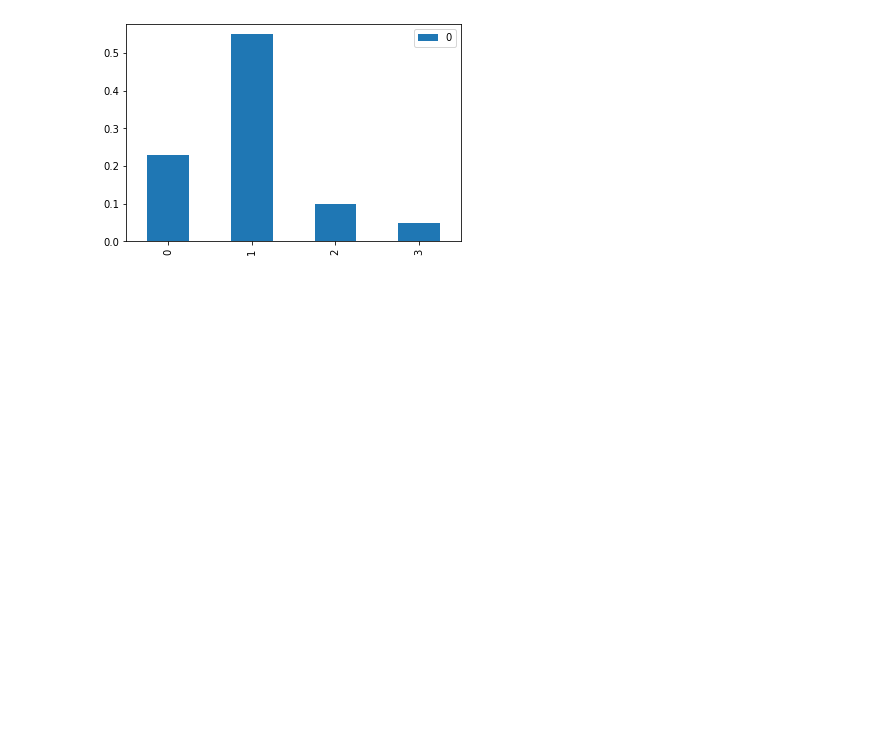
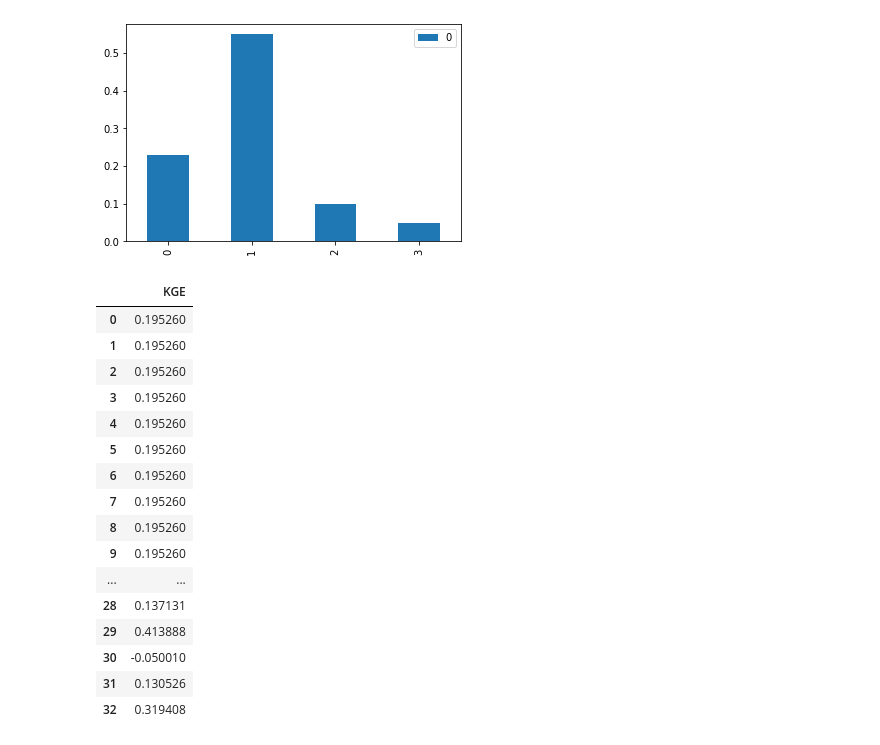
Before and after one commit to SQPaul/Olivares, a Jupyter notebook: testing_things.ipynb, the cells around one changed output. Drawn from its saved outputs; the diff is of its cells as text; code cells hidden in the pictures; blank space fills up the shorter version.

```diff
--- a/testing_things.ipynb
+++ b/testing_things.ipynb
@@ -77,3 +77,35 @@ kge2.plot(kind="bar")
 # %% [output]
 <AxesSubplot:>
 [figure]
+# %%
+# Reading kge & nash
+kge = pd.read_excel(r"P:\Projects\Olivares\Calibration\Sensitivity_analysis\kge.xlsx")
+kge.columns = ["KGE"]
+corr = pd.read_excel(r"P:\Projects\Olivares\Calibration\Sensitivity_analysis\correlation.xlsx")
+corr.columns = ["Correlation"]
+var = pd.read_excel(r"P:\Projects\Olivares\Calibration\Sensitivity_analysis\variability.xlsx")
+var.columns = ["Coefficient of variation"]
+bias = pd.read_excel(r"P:\Projects\Olivares\Calibration\Sensitivity_analysis\bias.xlsx")
+bias.columns = ["Bias"]
+nash = pd.read_excel(r"P:\Projects\Olivares\Calibration\Sensitivity_analysis\nash.xlsx")
+nash.columns = ["Nash"]
+# %%
+kge
+# %% [output]
+|  | KGE |
+| 0 | 0.195260 |
+| 1 | 0.195260 |
+| 2 | 0.195260 |
+| 3 | 0.195260 |
+| 4 | 0.195260 |
+| 5 | 0.195260 |
+| 6 | 0.195260 |
+| 7 | 0.195260 |
+| 8 | 0.195260 |
+| 9 | 0.195260 |
+| ... | ... |
+| 28 | 0.137131 |
+| 29 | 0.413888 |
+| 30 | -0.050010 |
+| 31 | 0.130526 |
+| 32 | 0.319408 |
```
Also changed, not shown: parts of 10 cells of this notebook, 5 other files.
